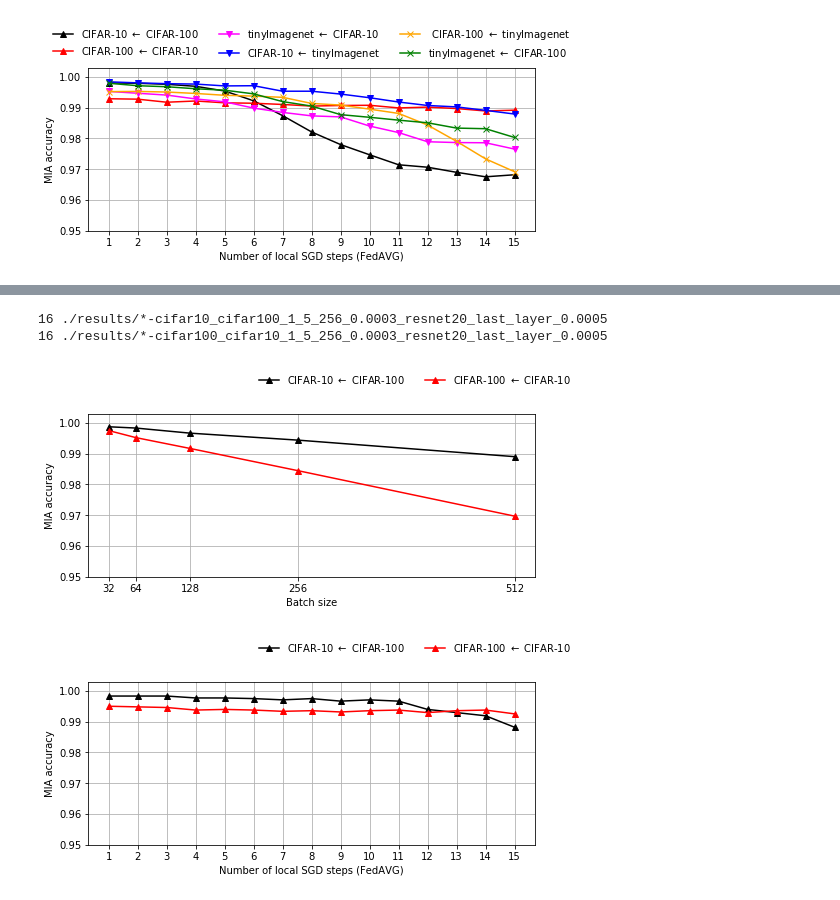
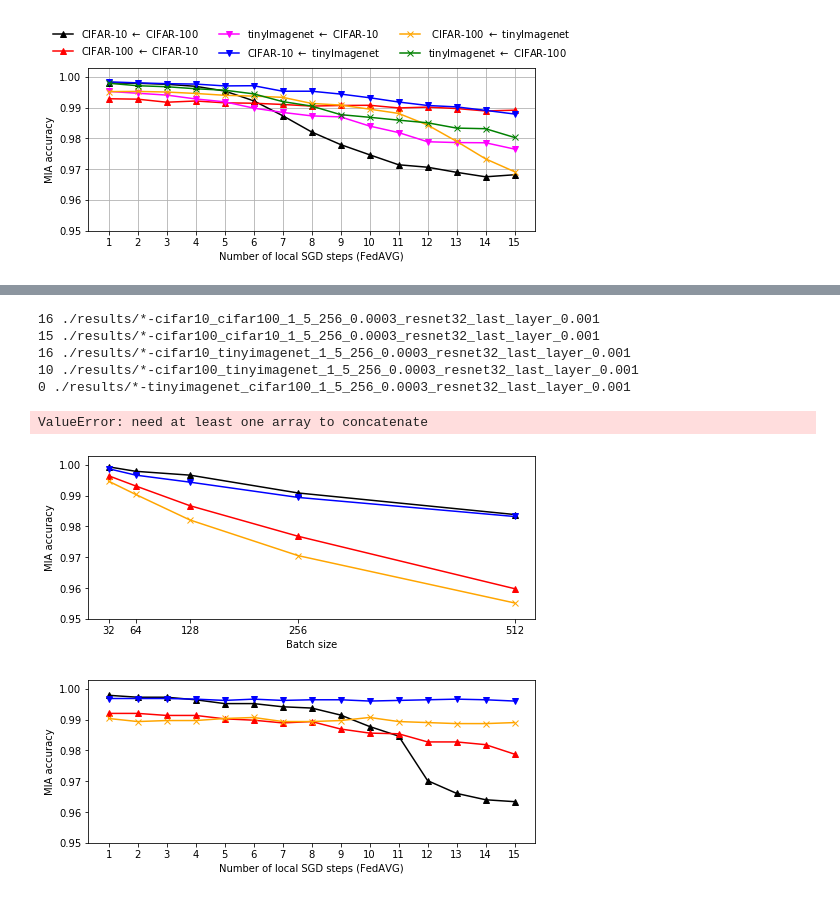
Before and after one commit to pasquini-dario/EludingSecureAggregation, a Jupyter notebook: plot_data.ipynb, the cells around one changed output, grey strips where cells are left out. Cells and saved outputs as stored; diff of their text form; code cells hidden in the pictures.

```diff
--- a/plot_data.ipynb
+++ b/plot_data.ipynb
@@ -110,36 +149,40 @@ fig1.savefig('imgs/fed_avg_res20_canary_lr001.pdf', transparent=True, bbox_inche
 # %%
 fig0, ax0 = plt.subplots(1, 1, figsize=(8, 3));
 fig1, ax1 = plt.subplots(1, 1, figsize=(8, 3));
 
-home = './results/*-cifar10_cifar100_1_5_256_0.0003_resnet20_last_layer_0.0005'
+home = './results/*-cifar10_cifar100_1_5_256_0.0003_resnet32_last_layer_0.001'
 plot(home, ax0, ax1, color='black', label='CIFAR-10 $\\leftarrow$ CIFAR-100', marker='^')
 
-home = './results/*-cifar100_cifar10_1_5_256_0.0003_resnet20_last_layer_0.0005'
+home = './results/*-cifar100_cifar10_1_5_256_0.0003_resnet32_last_layer_0.001'
 plot(home, ax0, ax1, color='red', label='CIFAR-100 $\\leftarrow$ CIFAR-10', marker='^')
 
-# home = './results/*-tinyimagenet_cifar10_1_5_256_0.0003_resnet20_last_layer_0.001'
+# home = './results/*-tinyimagenet_cifar10_1_5_256_0.0003_resnet32_last_layer_0.001'
 # plot(home, ax0, ax1, color='magenta', label='tinyImagenet $\\leftarrow$ CIFAR-10', marker='v')
 
-# home = './results/*-cifar10_tinyimagenet_1_5_256_0.0003_resnet20_last_layer_0.001'
-# plot(home, ax0, ax1, color='blue', label='CIFAR-10 $\\leftarrow$ tinyImagenet', marker='v')
+home = './results/*-cifar10_tinyimagenet_1_5_256_0.0003_resnet32_last_layer_0.001'
+plot(home, ax0, ax1, color='blue', label='CIFAR-10 $\\leftarrow$ tinyImagenet', marker='v')
 
-# home = './results/*-cifar100_tinyimagenet_1_5_256_0.0003_resnet20_last_layer_0.001'
-# plot(home, ax0, ax1, color='orange', label=' CIFAR-100 $\\leftarrow$ tinyImagenet', marker='x')
+home = './results/*-cifar100_tinyimagenet_1_5_256_0.0003_resnet32_last_layer_0.001'
+plot(home, ax0, ax1, color='orange', label=' CIFAR-100 $\\leftarrow$ tinyImagenet', marker='x')
 
-# home = './results/*-tinyimagenet_cifar100_1_5_256_0.0003_resnet20_last_layer_0.001'
-# plot(home, ax0, ax1, color='green', label='tinyImagenet $\\leftarrow$ CIFAR-100', marker='x')
+home = './results/*-tinyimagenet_cifar100_1_5_256_0.0003_resnet32_last_layer_0.001'
+plot(home, ax0, ax1, color='green', label='tinyImagenet $\\leftarrow$ CIFAR-100', marker='x')
 
 
 def legend(ax):
     ax.legend(ncol=3, frameon=False, bbox_to_anchor=(1.10,1.3));
     ax.grid();
 
 legend(ax0); legend(ax1);
 
 # fig0.savefig('imgs/fed_sgd_res20_canary.pdf', transparent=True, bbox_inches='tight');
 # fig1.savefig('imgs/fed_avg_res20_canary_lr001.pdf', transparent=True, bbox_inches='tight');
 # %% [output]
-16 ./results/*-cifar10_cifar100_1_5_256_0.0003_resnet20_last_layer_0.0005
-16 ./results/*-cifar100_cifar10_1_5_256_0.0003_resnet20_last_layer_0.0005
+16 ./results/*-cifar10_cifar100_1_5_256_0.0003_resnet32_last_layer_0.001
+15 ./results/*-cifar100_cifar10_1_5_256_0.0003_resnet32_last_layer_0.001
+16 ./results/*-cifar10_tinyimagenet_1_5_256_0.0003_resnet32_last_layer_0.001
+10 ./results/*-cifar100_tinyimagenet_1_5_256_0.0003_resnet32_last_layer_0.001
+0 ./results/*-tinyimagenet_cifar100_1_5_256_0.0003_resnet32_last_layer_0.001
+ValueError: need at least one array to concatenate
-[figure, old version]
+[figure, new version]
-[figure, old version]
+[figure, new version]
```
Also changed, not shown: parts of 3 cells of this notebook, 2 other files.
